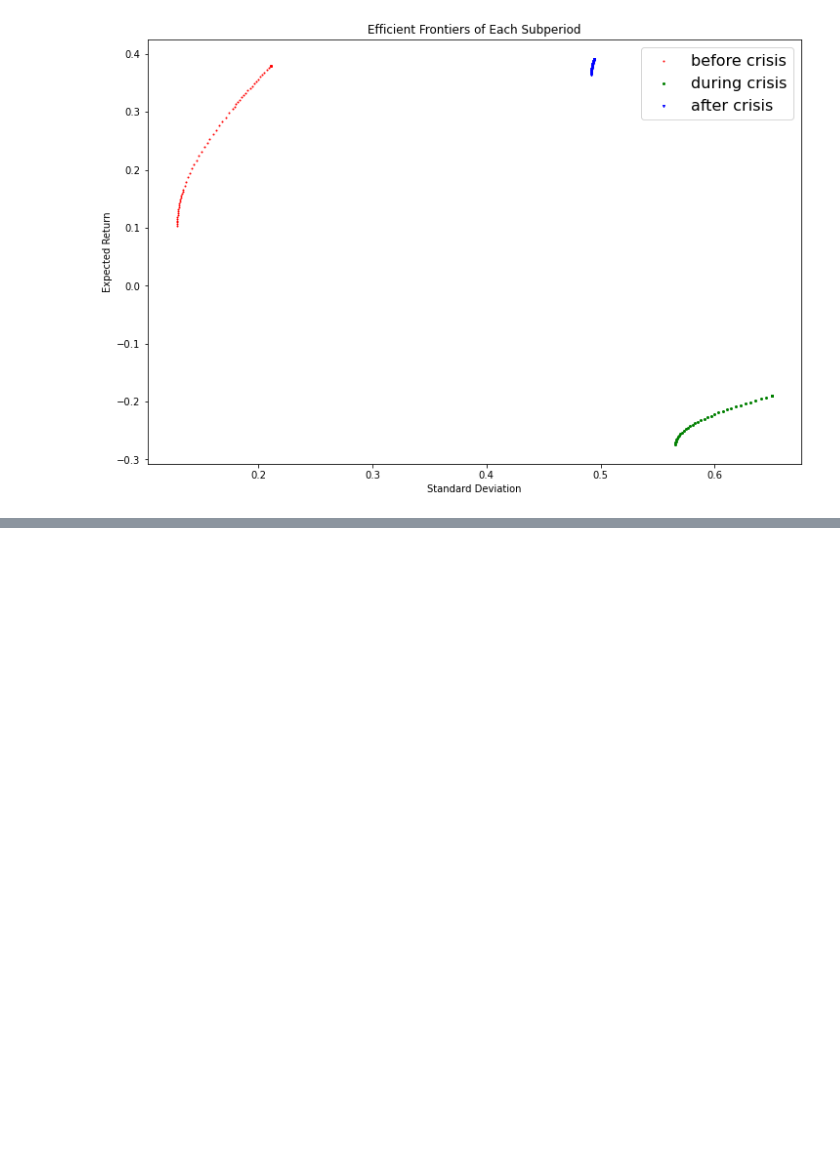
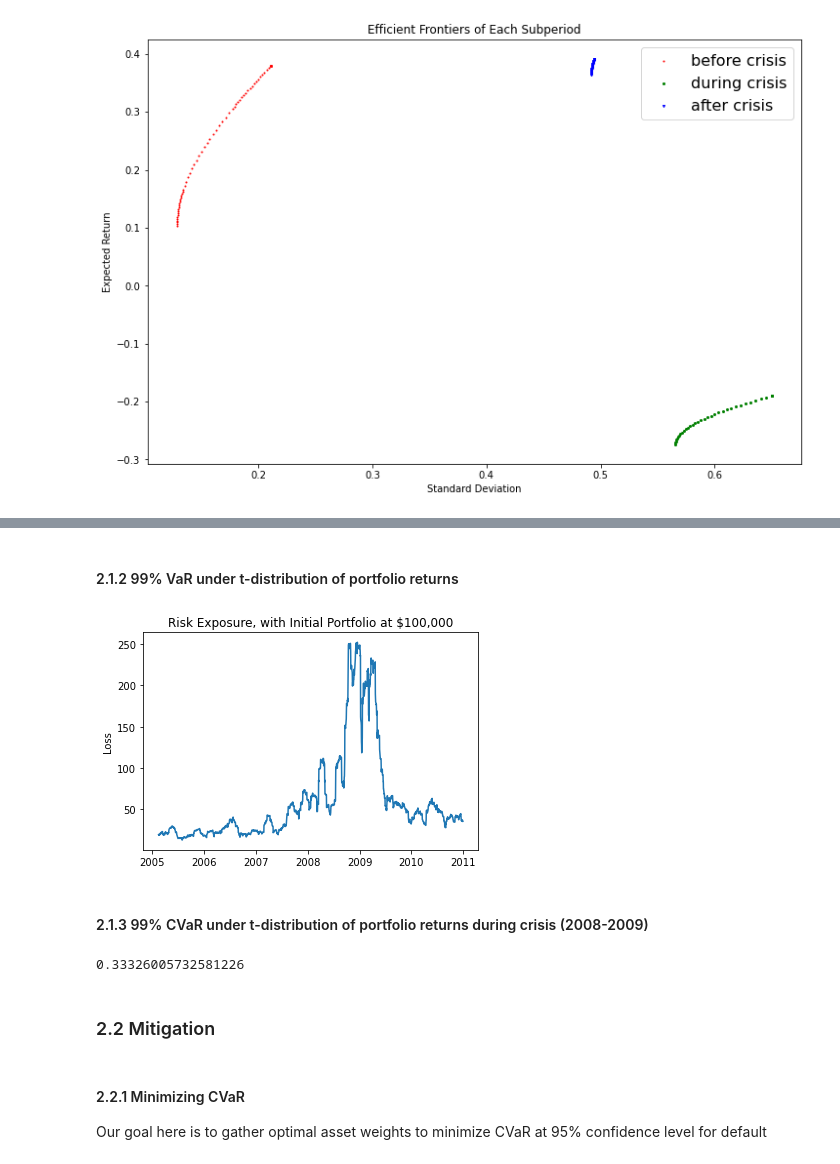
Before and after one commit to mnktan/QuantRiskManagement, a Jupyter notebook: QRM_DCProject.ipynb, the cells around one changed output, grey strips where cells are left out. Cells and saved outputs as stored; diff of their text form; code cells hidden in the pictures; blank space fills up the shorter version.

```diff
--- a/QRM_DCProject.ipynb
+++ b/QRM_DCProject.ipynb
@@ -210,0 +243,40 @@ plt.show()
+# %% [markdown]
+#### 2.1.2 99% VaR under t-distribution of portfolio returns
+# %%
+# Create rolling window parameter list
+mu_t_30 = portfolio_returns.rolling(30).mean()
+sigma_t_30 = portfolio_returns.rolling(30).std()
+rolling_parameters_t_30 = [(29, mu_t_30[i], s) for i,s in enumerate(sigma_t_30)]
+
+# Compute the 99% VaR array using the rolling window parameters
+VaR_99_t_30 = np.array( [ t.ppf(0.99, *params)
+                    for params in rolling_parameters_t_30 ] )
+
+# Plot the minimum risk exposure over the 2005-2010 time period
+date_array = np.array(portfolio_returns.index.to_pydatetime(), dtype=np.datetime64)
+plt.plot(date_array, 0.01 * VaR_99_t_30 * 100000)
+plt.ylabel('Loss')
+plt.title('Risk Exposure, with Initial Portfolio at $100,000')
+plt.show()
+# %% [output]
+[figure, added]
+# %% [markdown]
+#### 2.1.3 99% CVaR under t-distribution of portfolio returns during crisis (2008-2009)
+# %%
+# Fit the Student's t distribution to crisis losses
+p = t.fit(portfolio_returns.loc['01/01/2008':'31/12/2009'])
+
+# Compute the VaR_99 for the fitted distribution
+VaR_99_t_crisis = t.ppf(0.99, *p)
+
+# Use the fitted parameters and VaR_99 to compute CVaR_99
+tail_loss_t_crisis = t.expect(lambda y: y, args = (p[0],), loc = p[1], scale = p[2], lb = VaR_99_t_crisis)
+CVaR_99_t_crisis = (1 / (1 - 0.99)) * tail_loss_t_crisis
+print(CVaR_99_t_crisis)
+# %% [output]
+0.33326005732581226
+# %% [markdown]
+### 2.2 Mitigation
+# %% [markdown]
+#### 2.2.1 Minimizing CVaR
+Our goal here is to gather optimal asset weights to minimize CVaR at 95% confidence level for default
```
Also changed, not shown: parts of 13 cells of this notebook.
